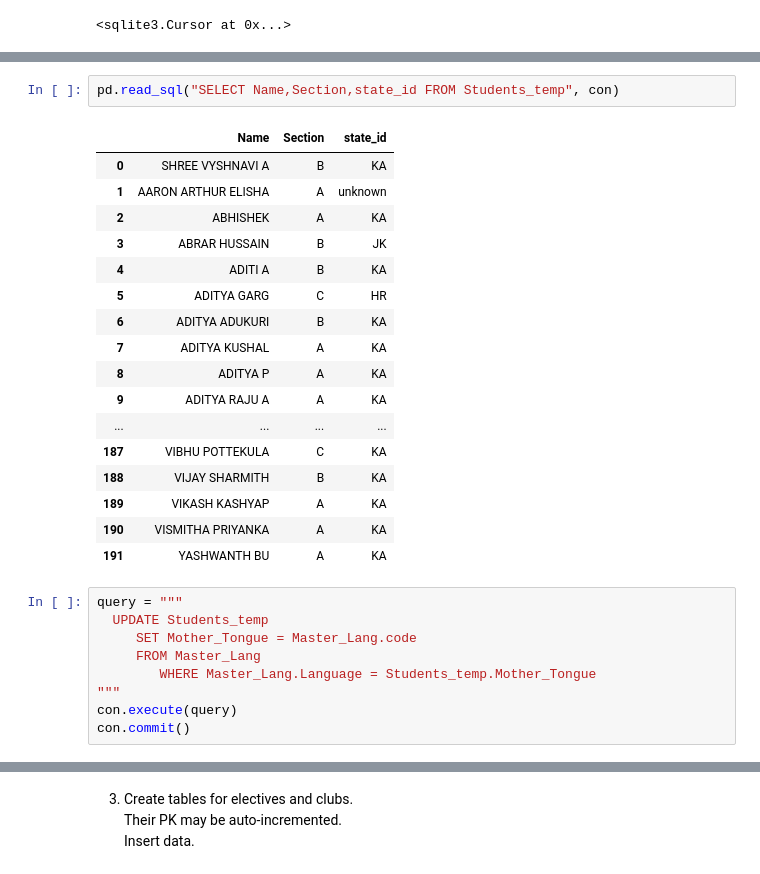
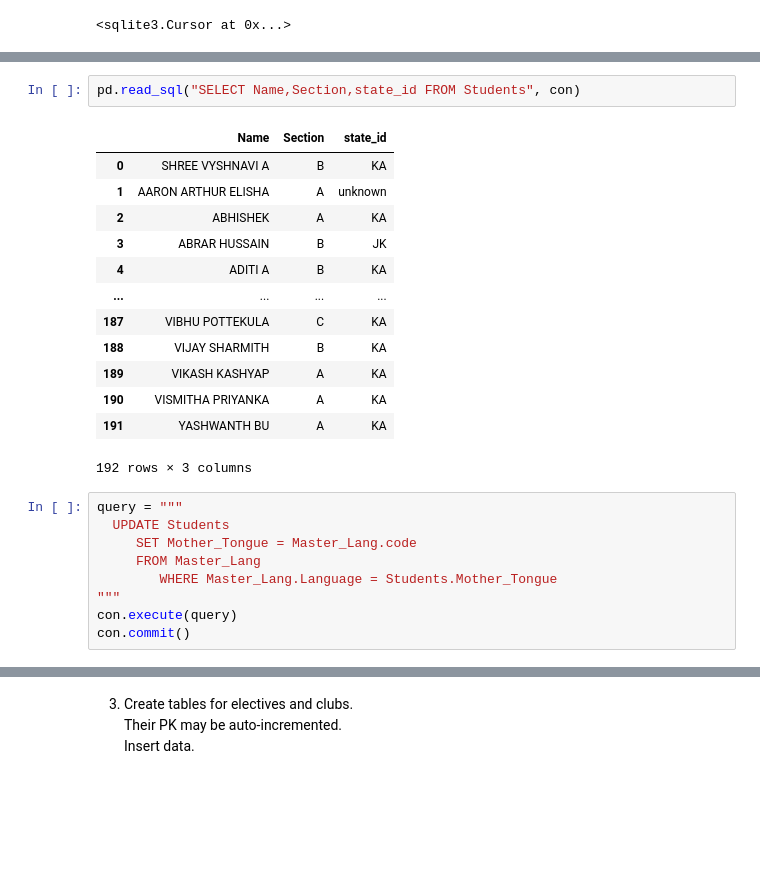
Before and after one commit to reethu039/DBMS, a Jupyter notebook: 0501_lab_reethurgt.ipynb, the cells around one changed output, grey strips where cells are left out. Cells and saved outputs as stored; diff of their text form; blank space fills up the shorter version.

```diff
--- a/0501_lab_reethurgt.ipynb
+++ b/0501_lab_reethurgt.ipynb
@@ -327,31 +324,27 @@ con.execute(sql)
 # %% [output]
 <sqlite3.Cursor at 0x...>
 # %%
-pd.read_sql("SELECT Name,Section,state_id FROM Students_temp", con)
+pd.read_sql("SELECT Name,Section,state_id FROM Students", con)
 # %% [output]
 |  | Name | Section | state_id |
 | 0 | SHREE VYSHNAVI A | B | KA |
 | 1 | AARON ARTHUR ELISHA | A | unknown |
 | 2 | ABHISHEK | A | KA |
 | 3 | ABRAR HUSSAIN | B | JK |
 | 4 | ADITI A | B | KA |
-| 5 | ADITYA GARG | C | HR |
-| 6 | ADITYA ADUKURI | B | KA |
-| 7 | ADITYA KUSHAL | A | KA |
-| 8 | ADITYA P | A | KA |
-| 9 | ADITYA RAJU A | A | KA |
 | ... | ... | ... | ... |
 | 187 | VIBHU POTTEKULA | C | KA |
 | 188 | VIJAY SHARMITH | B | KA |
 | 189 | VIKASH KASHYAP | A | KA |
 | 190 | VISMITHA PRIYANKA | A | KA |
 | 191 | YASHWANTH BU | A | KA |
+192 rows × 3 columns
 # %%
 query = """
-  UPDATE Students_temp
+  UPDATE Students
      SET Mother_Tongue = Master_Lang.code
      FROM Master_Lang
-        WHERE Master_Lang.Language = Students_temp.Mother_Tongue
+        WHERE Master_Lang.Language = Students.Mother_Tongue
 """
 con.execute(query)
 con.commit()
```
Also changed, not shown: parts of 14 cells of this notebook, 1 other file.
